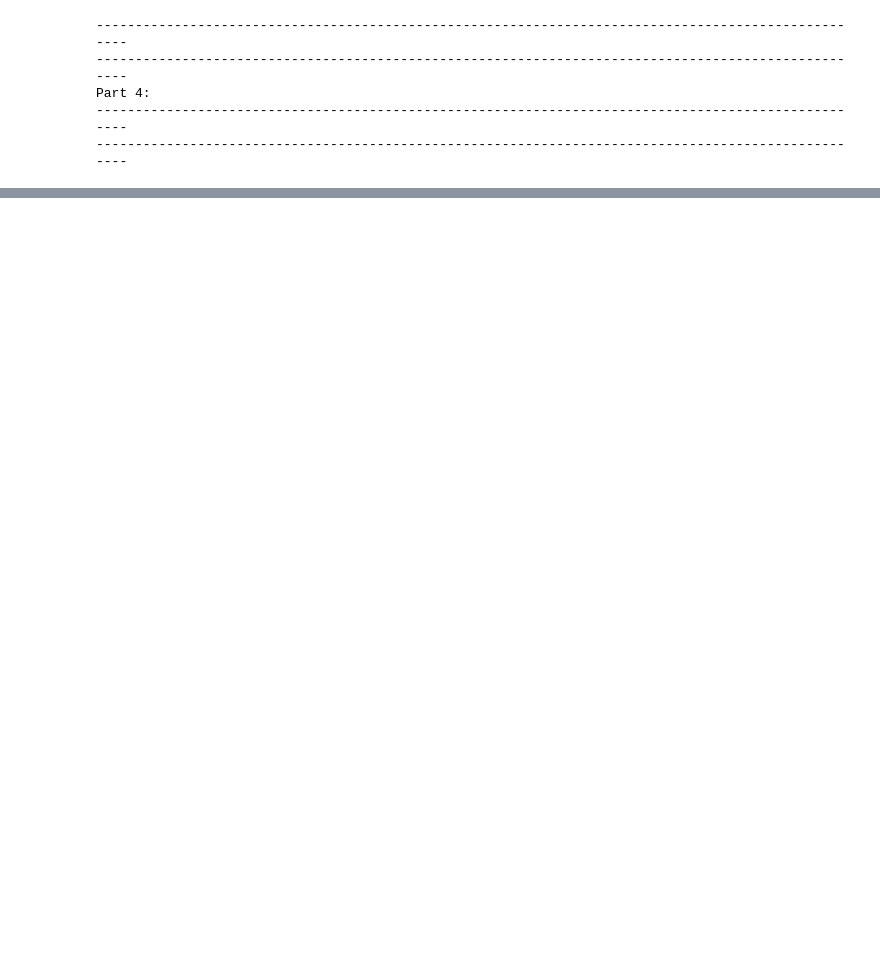
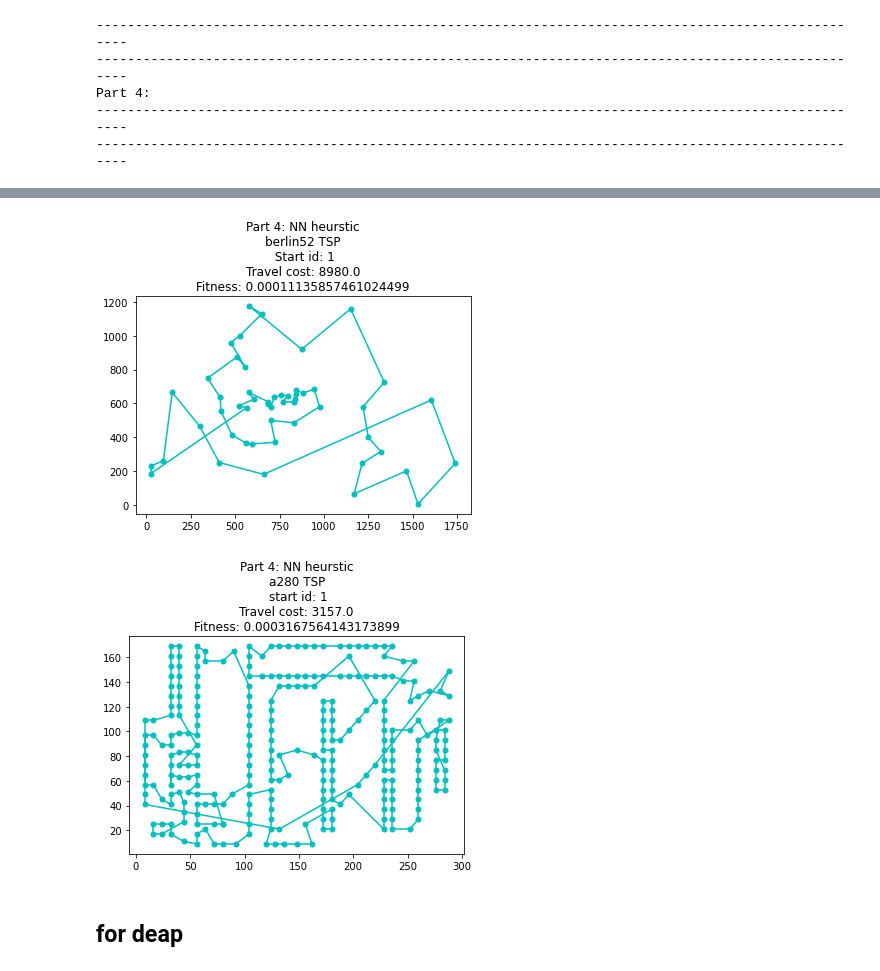
Before and after one commit to Yun-K/Scheduling-and-Combinatorial-Optimisation, a Jupyter notebook: p3p4.ipynb, the cells around one changed output, grey strips where cells are left out. Cells and saved outputs as stored; diff of their text form; code cells hidden in the pictures; blank space fills up the shorter version.

```diff
--- a/p3p4.ipynb
+++ b/p3p4.ipynb
@@ -92,7 +92,7 @@ class TSP: # for loading ds and calculating distance
                 dist_mtx[id1, id2] = dist
         return dist_mtx
 
-class Individual: # for Individual solution
+class Individual_part3: # for Individual solution
     """
     route of the TSP, which is the chromosome representation, a possible solution to TSP.
     Part of the code is inspired by : https://github.dev/lccasagrande/TSP-GA
@@ -132,7 +132,7 @@ class Individual: # for Individual solution
 
     def __reset_params(self):
         # assert len(self.tour) > len(self.ds.id_list)
-        assert len(set(self.tour)) == len(self.ds.id_list)
+        # assert len(set(self.tour)) == len(self.ds.id_list),self.tour
         self.__travel_cost = 0
         self.__fitness = 0
 
@@ -227,7 +227,7 @@ class Individual: # for Individual solution
         return max(population, key=lambda x: x.get_fitness())
 
     @classmethod
-    def tournament_select_one_from_population(cls,population:list):
+    def Roulette_wheel_selection_from_population(cls,population:list):
         """
         Get one individual from the population, based on the heurstic.
         """
@@ -241,7 +241,7 @@ class Individual: # for Individual solution
         return np.random.choice(population_copy, p=fitness_prob)
 
 
-def apply_crossOver(parent1:Individual, parent2:Individual) -> Individual:
+def apply_crossOver(parent1:Individual_part3, parent2:Individual_part3) -> Individual_part3:
     """
     Apply the partially mapped crossover.
     Args:
@@ -285,7 +285,7 @@ def apply_crossOver(parent1:Individual, parent2:Individual) -> Individual:
     # assert whether child got duplicates
     assert child[0]==child[-1],f"SHould be same: 0:{child[0]}, -1: {child[-1]}"
     assert len(child) == postCheckLen, "child tour length not equal to parent tour length"
-    return Individual(child, parent1.ds)
+    return Individual_part3(child, parent1.ds)
 
 
 # def selection(population:list(Individual), ds:TSP):
@@ -657,0 +668,58 @@ Part 4:
+# %%
+from typing import Callable
+berlin52 = TSP('./tsp/berlin52.tsp')
+a280 = TSP('./tsp/a280.tsp')
+
+
+def get_nearest_negibour(ds:TSP, current_node_id, visited_nodes) -> int:
+    """
+    Get the nearest negibour of the city_index.
+    Args:
+        ds (TSP): the belonged TSP dataset, used to calculate the travel cost
+    """
+    nearest_negibour = None
+    min_cost = float('inf')
+    for id in ds.id_list:
+        if id in visited_nodes: continue
+        # calculate the travel cost between the current node and the other node
+        cost = ds.cost_mtx[current_node_id, id]
+        if cost < min_cost:
+            min_cost = cost
+            nearest_negibour = id
+    return nearest_negibour # the id
+
+def run_tsp_for_given_heurstic_0(heuristicFunction,ds:TSP,startNodeID:int=1):
+                            #heuristicFunction:Callable[[TSP,int,list],int]=get_nearest_negibour):
+    """For solving the TSP problem. Enforce to start from node 1, always expand by choosing the nearest negibhour to go.
+    `It is the fitness evaluation function that following 5 steps from the handout`
+    Args:
+        ds (TSP): the TSP datase instance, such as a280.tsp, berlin52.tsp.
+    """
+    # start from node 1
+    current_node = startNodeID
+    # initialize the tour
+    tour = [current_node]
+    # loop until the tour is complete
+    while len(tour) < len(ds.id_list):
+        # get the expanded node from the current node
+        node_to_expand_next = heuristicFunction(ds, current_node, visited_nodes=tour)
+        # add it to the tour
+        tour.append(node_to_expand_next)
+        # update the current node to the nearest negibour
+        current_node = node_to_expand_next
+    # add the first node to the tour, to from the hamiltoniam cycle
+    tour.append(startNodeID)
+    ind = Individual_part3(tour, ds)
+    cost = ind.get_travel_tour_cost()
+    return  cost, ind, tour,
+
+
+cost_berlin,berlin_nn_tour, _ = run_tsp_for_given_heurstic_0(ds=berlin52,heuristicFunction =get_nearest_negibour)
+cost_a280,a280_nn_tour, _ = run_tsp_for_given_heurstic_0(ds=a280,heuristicFunction=get_nearest_negibour)
+berlin_nn_tour.plot_tour("Part 4: NN heurstic\nberlin52 TSP\n Start id: 1")
+a280_nn_tour.plot_tour("Part 4: NN heurstic\na280 TSP\n start id: 1")
+# %% [output]
+[figure, added]
+[figure, added]
+# %% [markdown]
+## for deap
```
Also changed, not shown: parts of 8 cells of this notebook.
